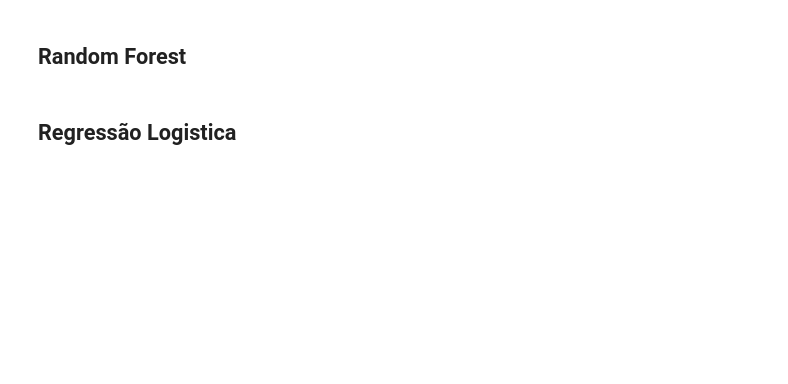
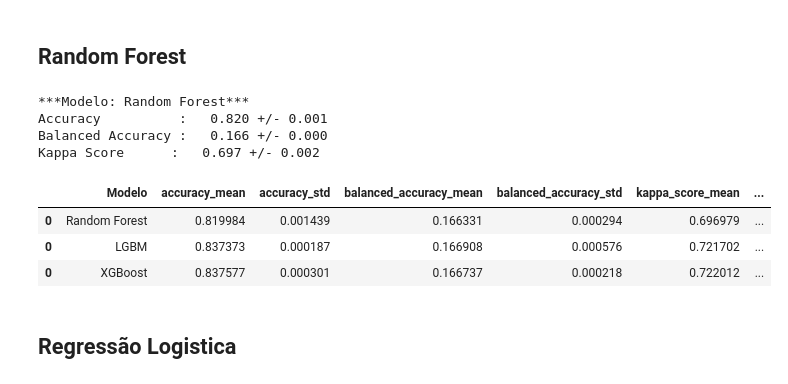
Before and after one commit to laurivansareta/previsao_agendamento_acomodacao, a Jupyter notebook: notebooks/c9.novos_modelos.ipynb, the cells around one changed output. Cells and saved outputs as stored; diff of their text form; code cells hidden in the pictures; blank space fills up the shorter version.

```diff
--- a/notebooks/c9.novos_modelos.ipynb
+++ b/notebooks/c9.novos_modelos.ipynb
@@ -1121,4 +1130,19 @@ weighted avg       0.74      0.84      0.78     24528
 # %% [markdown]
 ## Random Forest
+# %%
+model_rf = RandomForestClassifier(random_state=42)
+
+# res_rf = evaluate(model_rf, x_train, y_train_le, 5, 'Random Forest', res_lgbm)
+results = evaluate(model_rf, x_train, y_train_le, FOLDS, 'Random Forest', results)
+results
+# %% [output]
+***Modelo: Random Forest***
+Accuracy          :   0.820 +/- 0.001
+Balanced Accuracy :   0.166 +/- 0.000
+Kappa Score      :   0.697 +/- 0.002
+|  | Modelo | accuracy_mean | accuracy_std | balanced_accuracy_mean | balanced_accuracy_std | kappa_score_mean | ... |
+| 0 | Random Forest | 0.819984 | 0.001439 | 0.166331 | 0.000294 | 0.696979 | ... |
+| 0 | LGBM | 0.837373 | 0.000187 | 0.166908 | 0.000576 | 0.721702 | ... |
+| 0 | XGBoost | 0.837577 | 0.000301 | 0.166737 | 0.000218 | 0.722012 | ... |
 # %% [markdown]
 ## Regressão Logistica
```
Also changed, not shown: parts of 19 cells of this notebook.
